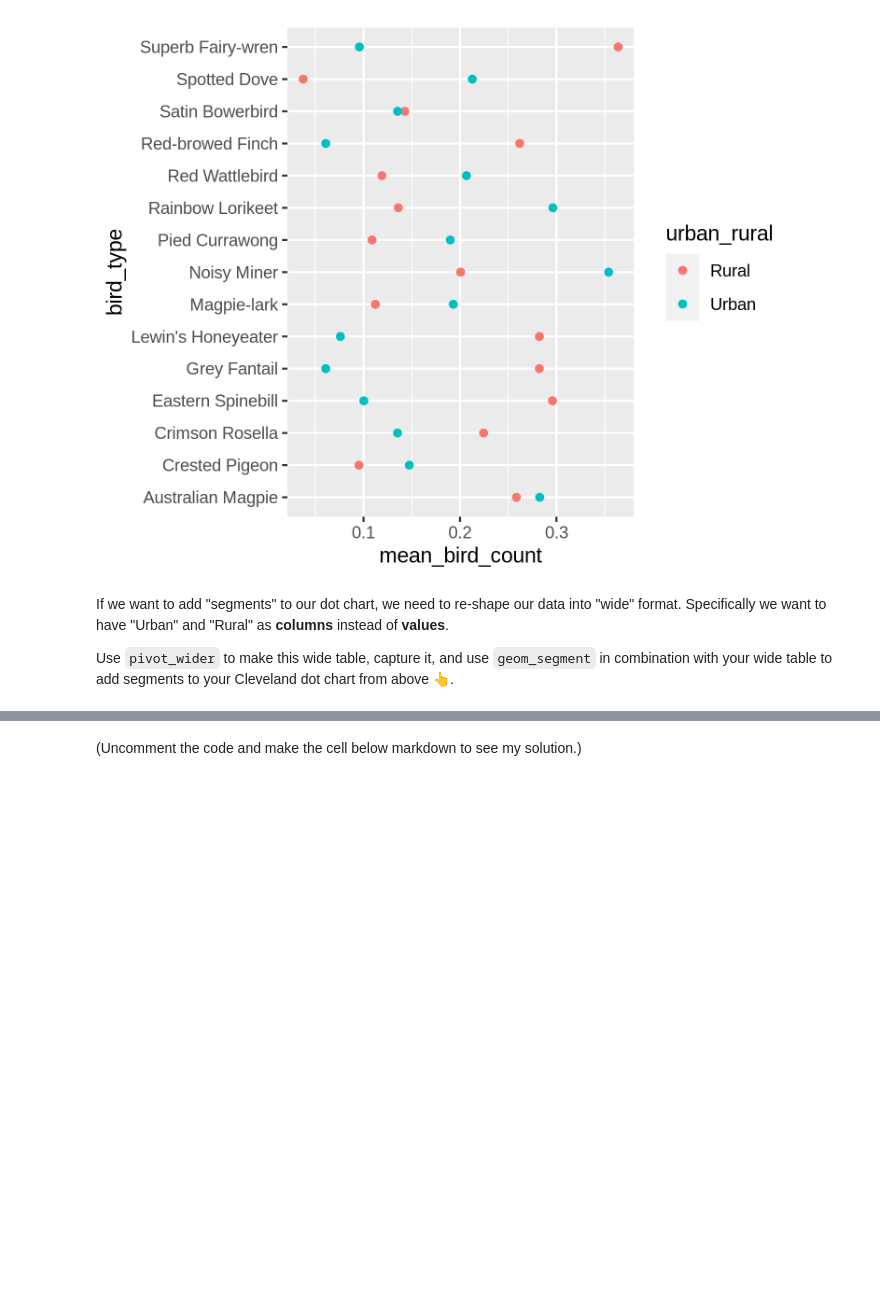
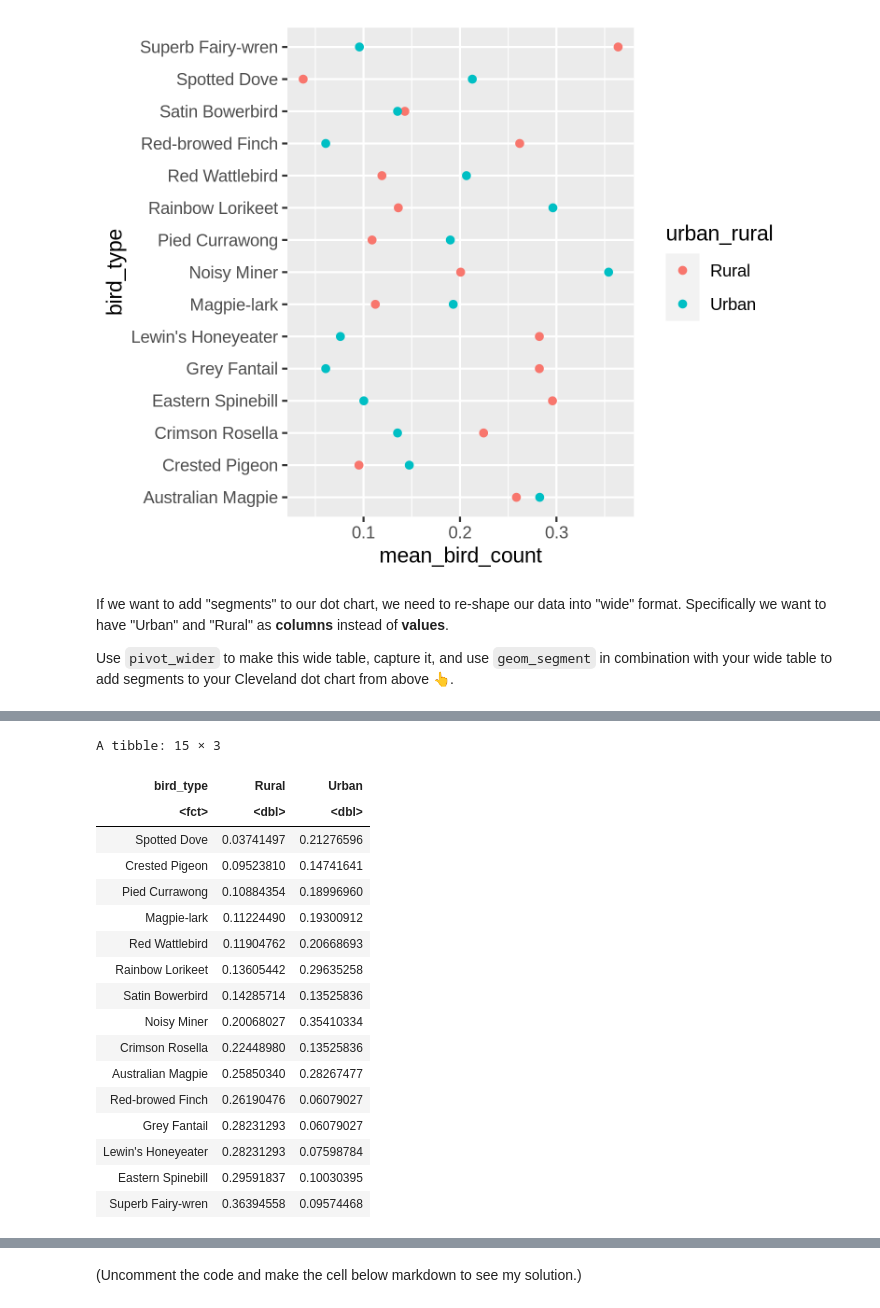
Before and after one commit to avbell22/Bios512, a Jupyter notebook: Lecture19_InClassExercise_PivotPractice2.ipynb, the cells around one changed output, grey strips where cells are left out. Cells and saved outputs as stored; diff of their text form; code cells hidden in the pictures; blank space fills up the shorter version.

```diff
--- a/Lecture19_InClassExercise_PivotPractice2.ipynb
+++ b/Lecture19_InClassExercise_PivotPractice2.ipynb
@@ -68,0 +78,24 @@ df_mean_bird_count = df_birdbath %>%
+# %%
+df_bird_wide = df_mean_bird_count  %>%
+    pivot_wider(names_from = urban_rural, values_from = mean_bird_count)
+
+df_bird_wide
+# %% [output]
+A tibble: 15 × 3
+| bird_type | Rural | Urban |
+| <fct> | <dbl> | <dbl> |
+| Spotted Dove | 0.03741497 | 0.21276596 |
+| Crested Pigeon | 0.09523810 | 0.14741641 |
+| Pied Currawong | 0.10884354 | 0.18996960 |
+| Magpie-lark | 0.11224490 | 0.19300912 |
+| Red Wattlebird | 0.11904762 | 0.20668693 |
+| Rainbow Lorikeet | 0.13605442 | 0.29635258 |
+| Satin Bowerbird | 0.14285714 | 0.13525836 |
+| Noisy Miner | 0.20068027 | 0.35410334 |
+| Crimson Rosella | 0.22448980 | 0.13525836 |
+| Australian Magpie | 0.25850340 | 0.28267477 |
+| Red-browed Finch | 0.26190476 | 0.06079027 |
+| Grey Fantail | 0.28231293 | 0.06079027 |
+| Lewin's Honeyeater | 0.28231293 | 0.07598784 |
+| Eastern Spinebill | 0.29591837 | 0.10030395 |
+| Superb Fairy-wren | 0.36394558 | 0.09574468 |
```
Also changed, not shown: parts of 4 cells of this notebook, 4 other files.
